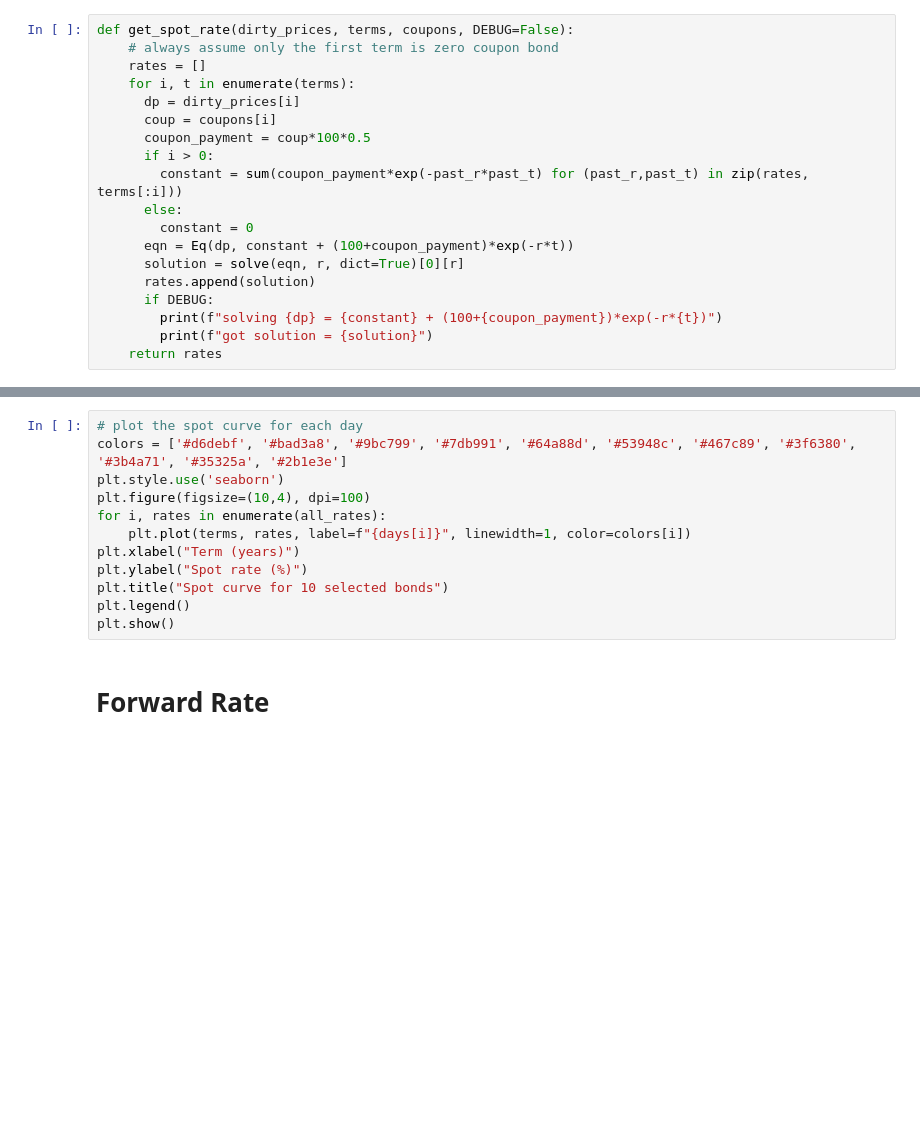
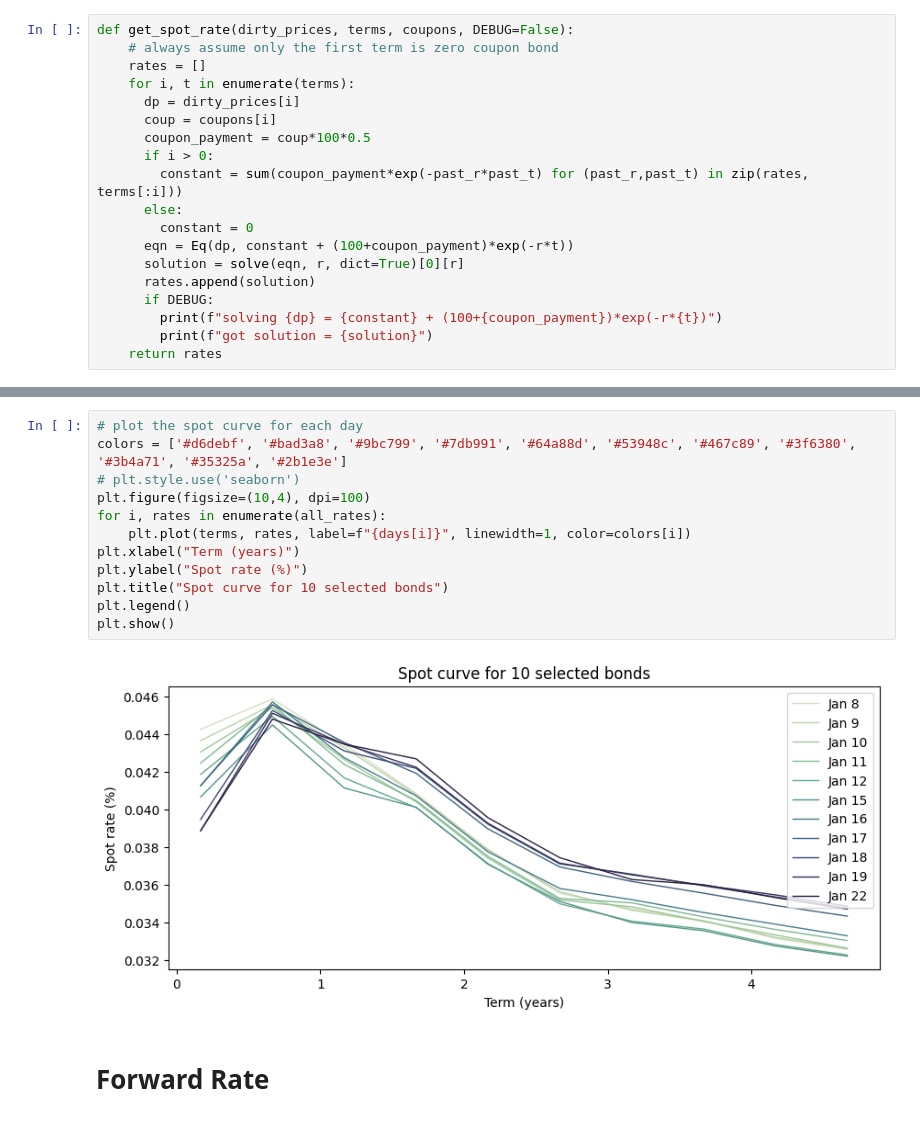
Before and after one commit to Benlitzie/APM466, a Jupyter notebook: demo.ipynb, the cells around one changed output, grey strips where cells are left out. Cells and saved outputs as stored; diff of their text form; blank space fills up the shorter version.

```diff
--- a/demo.ipynb
+++ b/demo.ipynb
@@ -107,15 +169,17 @@ for i, day_price in enumerate(bond_prices):
 # %%
 # plot the spot curve for each day
 colors = ['#d6debf', '#bad3a8', '#9bc799', '#7db991', '#64a88d', '#53948c', '#467c89', '#3f6380', '#3b4a71', '#35325a', '#2b1e3e']
-plt.style.use('seaborn')
+# plt.style.use('seaborn')
 plt.figure(figsize=(10,4), dpi=100)
 for i, rates in enumerate(all_rates):
     plt.plot(terms, rates, label=f"{days[i]}", linewidth=1, color=colors[i])
 plt.xlabel("Term (years)")
 plt.ylabel("Spot rate (%)")
 plt.title("Spot curve for 10 selected bonds")
 plt.legend()
 plt.show()
+# %% [output]
+[figure, added]
 # %% [markdown]
 # Forward Rate
 # %%
```
Also changed, not shown: parts of 10 cells of this notebook.
